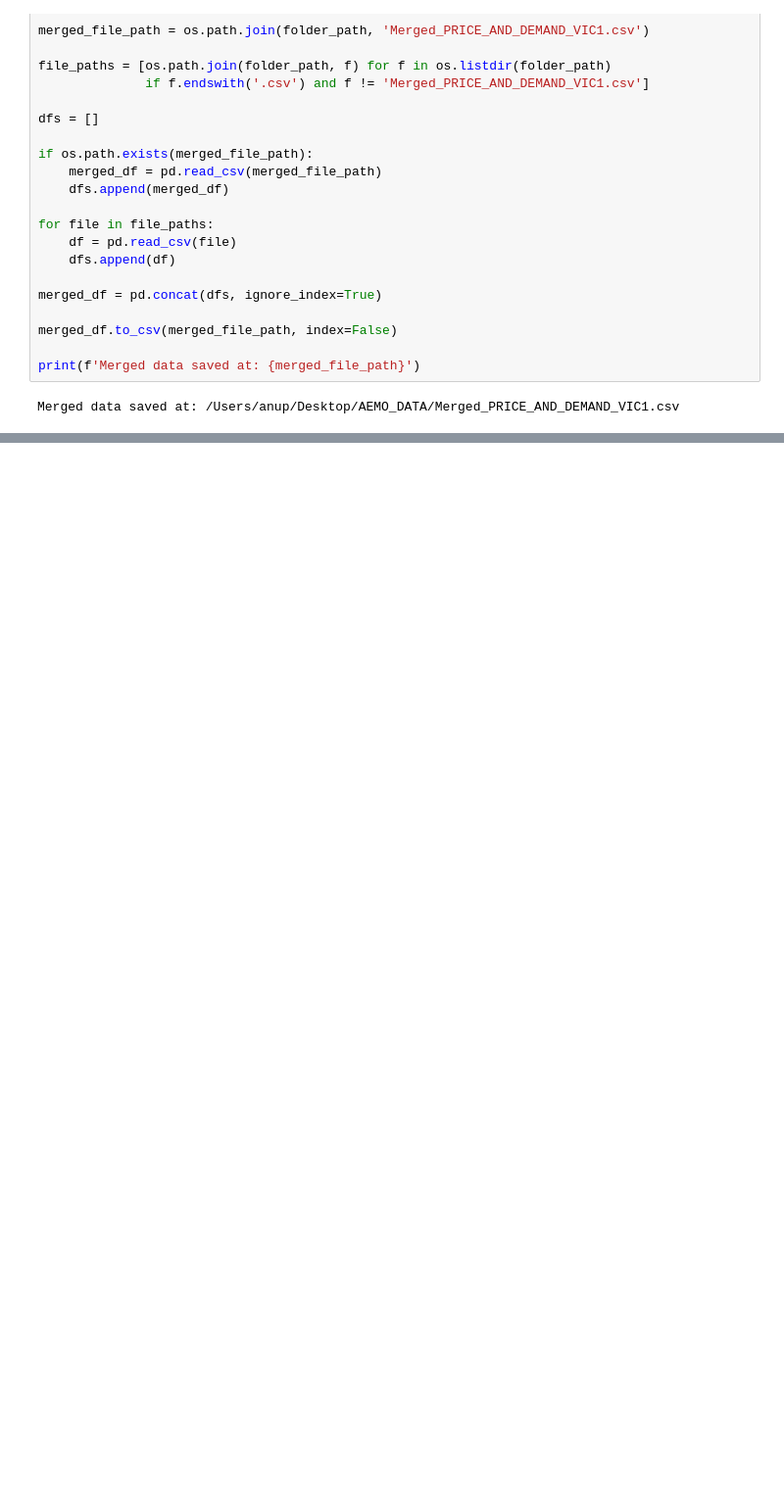
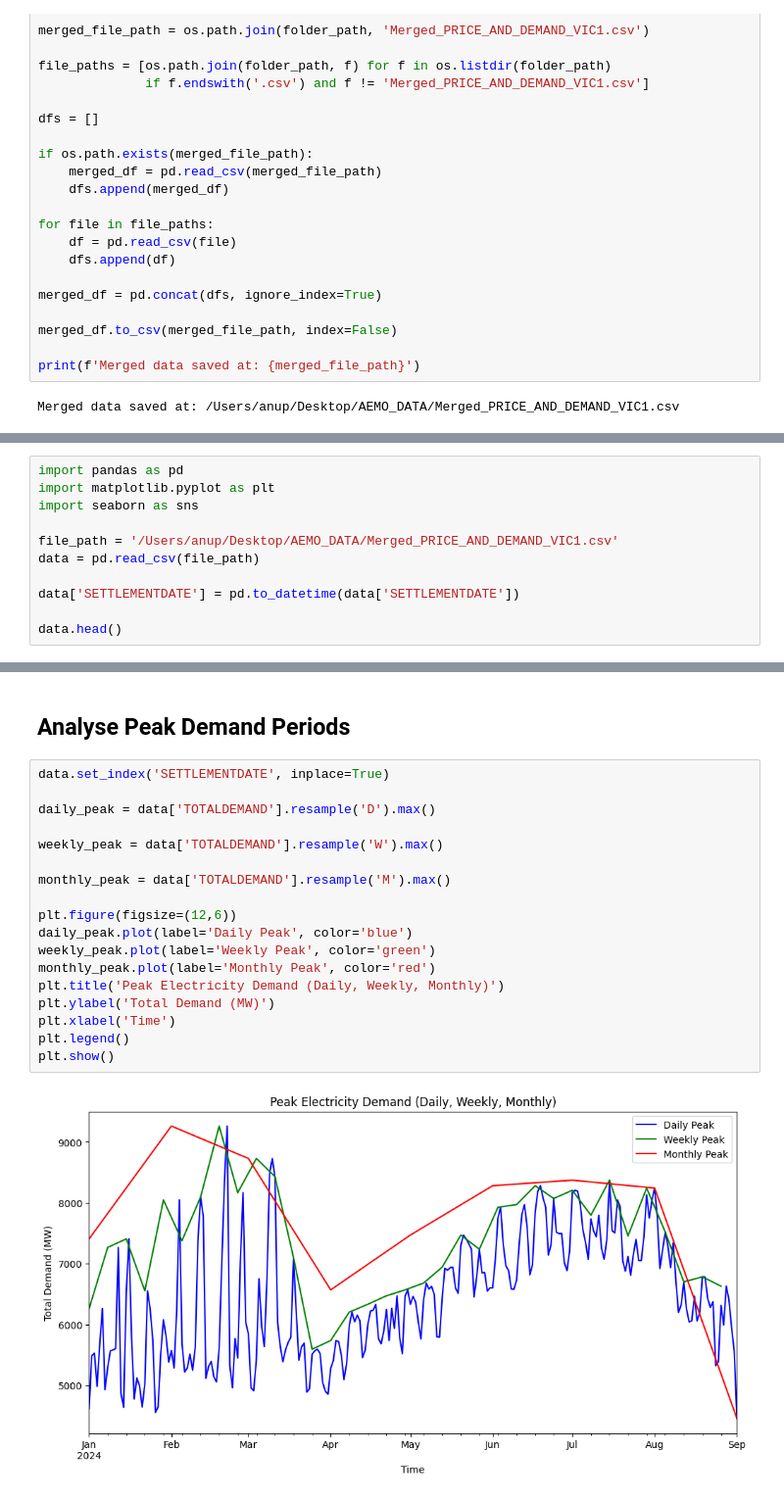
Before and after one commit to Anup-TG/Data-Science, a Jupyter notebook: AEMO/AEMO.ipynb, the cells around one changed output, grey strips where cells are left out. Shown at 98% size. Saved outputs shown, nothing was run; the diff lists cells and outputs as text; blank space fills up the shorter version.

```diff
--- a/AEMO/AEMO.ipynb
+++ b/AEMO/AEMO.ipynb
@@ -58,0 +62,11 @@ testing
+# %%
+import pandas as pd
+import matplotlib.pyplot as plt
+import seaborn as sns
+
+file_path = '/Users/anup/Desktop/AEMO_DATA/Merged_PRICE_AND_DEMAND_VIC1.csv'
+data = pd.read_csv(file_path)
+
+data['SETTLEMENTDATE'] = pd.to_datetime(data['SETTLEMENTDATE'])
+
+data.head()
@@ -58,0 +106,22 @@ testing
+# %% [markdown]
+## Analyse Peak Demand Periods
+# %%
+data.set_index('SETTLEMENTDATE', inplace=True)
+
+daily_peak = data['TOTALDEMAND'].resample('D').max()
+
+weekly_peak = data['TOTALDEMAND'].resample('W').max()
+
+monthly_peak = data['TOTALDEMAND'].resample('M').max()
+
+plt.figure(figsize=(12,6))
+daily_peak.plot(label='Daily Peak', color='blue')
+weekly_peak.plot(label='Weekly Peak', color='green')
+monthly_peak.plot(label='Monthly Peak', color='red')
+plt.title('Peak Electricity Demand (Daily, Weekly, Monthly)')
+plt.ylabel('Total Demand (MW)')
+plt.xlabel('Time')
+plt.legend()
+plt.show()
+# %% [output]
+[figure, added]
```
Also changed, not shown: parts of 15 cells of this notebook.
